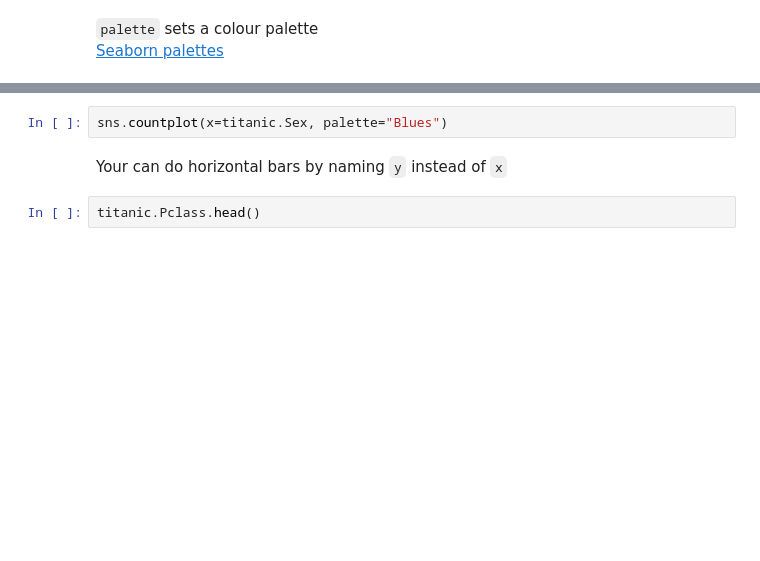
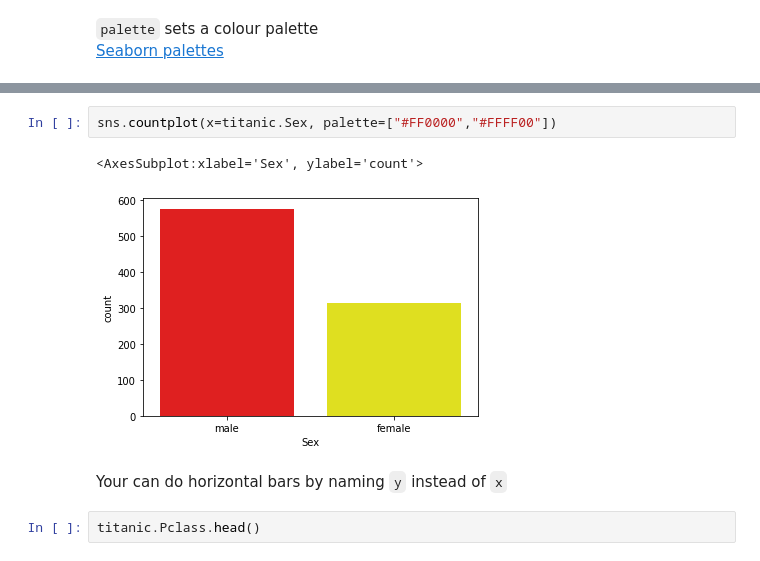
Before and after one commit to Ironhack-Data-Madrid-Mayo-2021/Classroom-Materials, a Jupyter notebook: week_02/04-visualization.ipynb, the cells around one changed output, grey strips where cells are left out. Drawn from its saved outputs; the diff is of its cells as text; blank space fills up the shorter version.

```diff
--- a/week_02/04-visualization.ipynb
+++ b/week_02/04-visualization.ipynb
@@ -60,5 +124,8 @@ titanic.head()
 # %%
-sns.countplot(x=titanic.Sex, palette="Blues")
+sns.countplot(x=titanic.Sex, palette=["#FF0000","#FFFF00"])
+# %% [output]
+<AxesSubplot:xlabel='Sex', ylabel='count'>
+[figure, added]
 # %% [markdown]
 Your can do horizontal bars by naming `y` instead of `x`
 # %%
```
Also changed, not shown: parts of 169 cells of this notebook, 2 other files.
